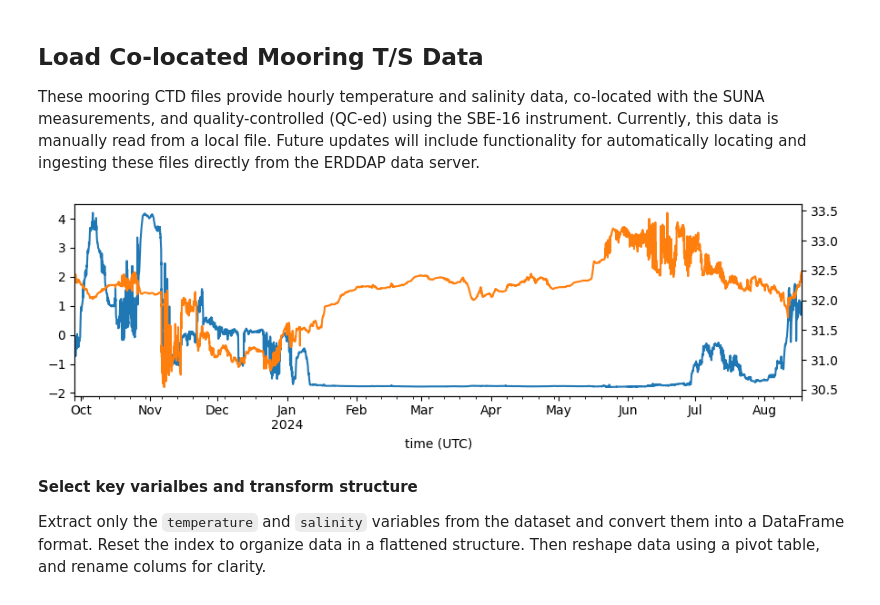
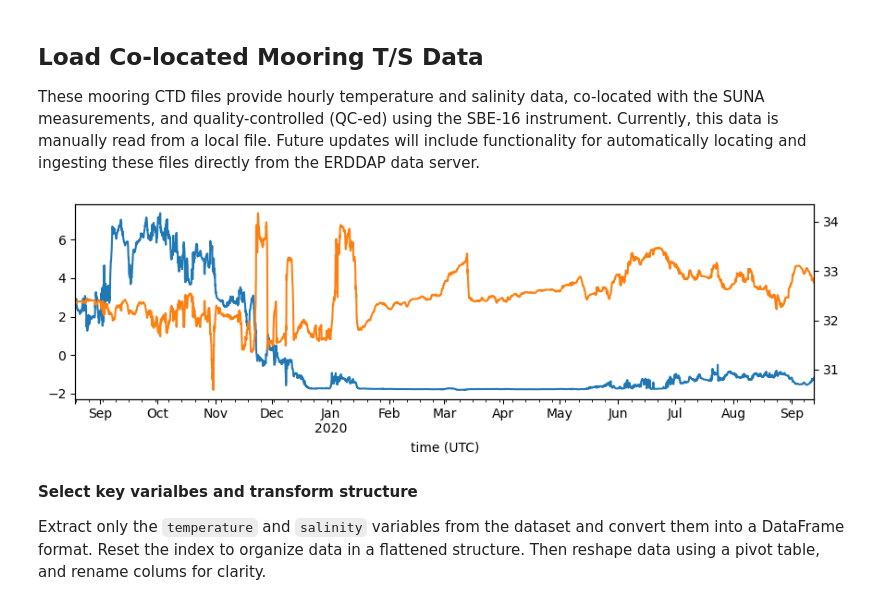
Before and after one commit to shaunwbell/EcoFOCI_FieldOps_Documentation, a Jupyter notebook: DataProcessingDocumentation/2. EcoFOCI_DataProcesssing_Records/moorings/2019/19ckp1a/EcoFOCIpy_19ckp1a_suna_796.ipynb, the cells around one changed output. Saved outputs shown, nothing was run; the diff lists cells and outputs as text; code cells hidden in the pictures.

```diff
--- a/DataProcessingDocumentation/2. EcoFOCI_DataProcesssing_Records/moorings/2019/19ckp1a/EcoFOCIpy_19ckp1a_suna_796.ipynb
+++ b/DataProcessingDocumentation/2. EcoFOCI_DataProcesssing_Records/moorings/2019/19ckp1a/EcoFOCIpy_19ckp1a_suna_796.ipynb
@@ -155,43 +153,43 @@ remote=True
 
 if remote:
     timeseries ={'url':"http://ecofoci-field.pmel.noaa.gov:8080/erddap",
-                   'mooringid':'23ckp3a',
+                   'mooringid':'19ckp1a',
                    'qclevel':'final',
-                   'instrid':'23ckp3a_s16_0038m'
+                   'instrid':'19ckp1a_s16_0040m'
                   }
     s16_df = erddap.erddapMooredInstretrieve(**timeseries)
 
     s16_df = s16_df.set_index(pd.DatetimeIndex(s16_df['time (UTC)']))
 
     try:
         s16_df.rename(columns={'salinity':'salinity (PSU)'},inplace=True)
     except:
         pass
 
     # generate plots to quickly check the dataset
     fig, ax = plt.subplots(1, 1, figsize=(9, 3))
     s16_df['temperature (degree_C)'].plot(ax=ax)
     ax2 = ax.twinx()
     s16_df['salinity (PSU)'].plot(color='C1', ax=ax2)
     fig.tight_layout()
 
 else:
     ###############################################################
     # edit to point to {instrument sepcific} raw datafile on local
     datafile = user_data_dir+'.nc'
     ctd_instrument = 'SBE-16'
     ###############################################################
 
     s16_df = xr.load_dataset(datafile, engine='netcdf4')
 
     # generate plots to quickly check the dataset
     fig, ax = plt.subplots(1, 1, figsize=(9, 3))
     s16_df['temperature'].plot(ax=ax)
     ax2 = ax.twinx()
     s16_df['salinity'].plot(color='C1', ax=ax2)
     fig.tight_layout()
 # %% [output]
-[figure, old version]
+[figure, new version]
 # %% [markdown]
 **Select key varialbes and transform structure**
 
```
Also changed, not shown: parts of 38 cells of this notebook, 50 other files.
